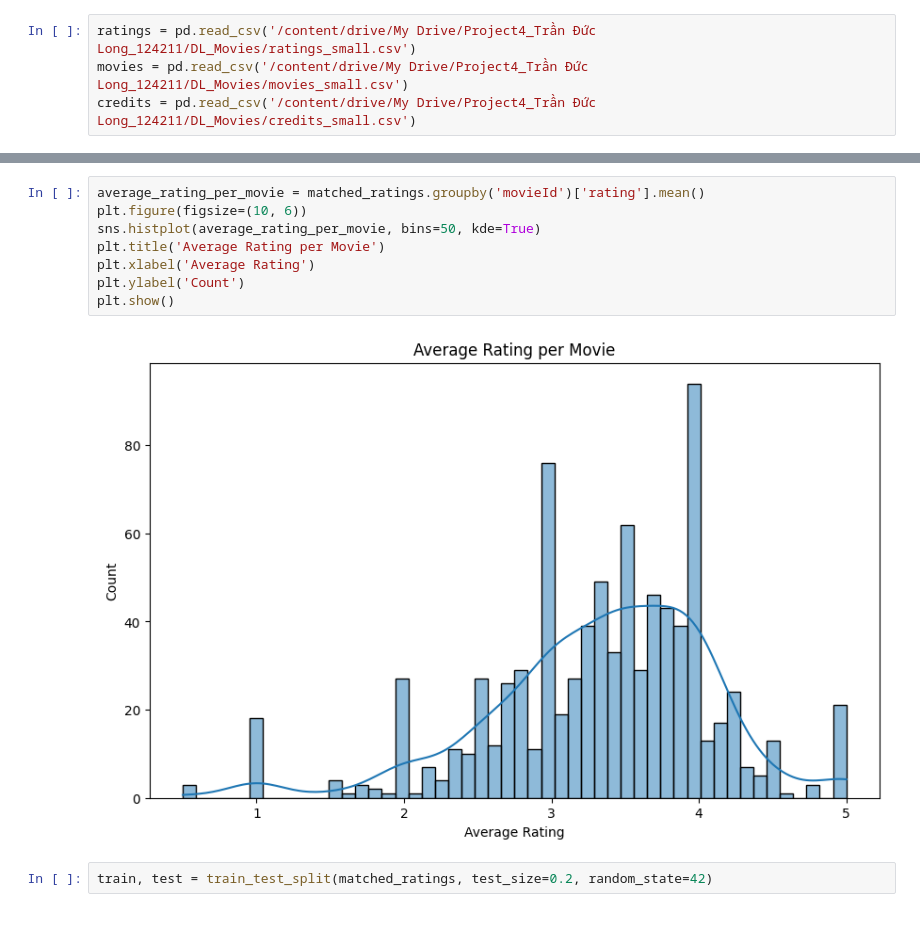
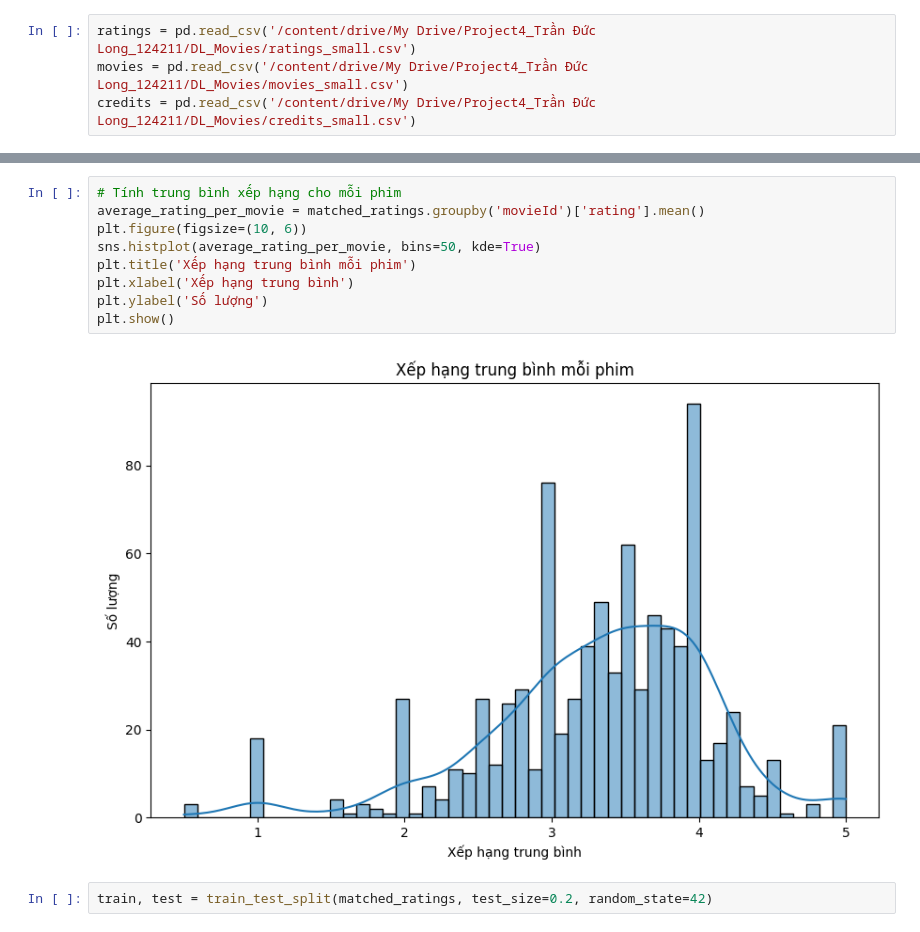
Before and after one commit to TranDucLongAIDHSPKTHY/DemoMovies, a Jupyter notebook: Recommendation_systems_for_Movies_using_Deep_Learning.ipynb, the cells around one changed output, grey strips where cells are left out. Saved outputs shown, nothing was run; the diff lists cells and outputs as text.

```diff
--- a/Recommendation_systems_for_Movies_using_Deep_Learning.ipynb
+++ b/Recommendation_systems_for_Movies_using_Deep_Learning.ipynb
@@ -55,13 +57,14 @@ Passing `palette` without assigning `hue` is deprecated and will be removed in v
 # %%
+# Tính trung bình xếp hạng cho mỗi phim
 average_rating_per_movie = matched_ratings.groupby('movieId')['rating'].mean()
 plt.figure(figsize=(10, 6))
 sns.histplot(average_rating_per_movie, bins=50, kde=True)
-plt.title('Average Rating per Movie')
-plt.xlabel('Average Rating')
-plt.ylabel('Count')
+plt.title('Xếp hạng trung bình mỗi phim')
+plt.xlabel('Xếp hạng trung bình')
+plt.ylabel('Số lượng')
 plt.show()
 # %% [output]
-[figure, old version]
+[figure, new version]
 # %%
 train, test = train_test_split(matched_ratings, test_size=0.2, random_state=42)
 # %%
```
Also changed, not shown: parts of 33 cells of this notebook.
